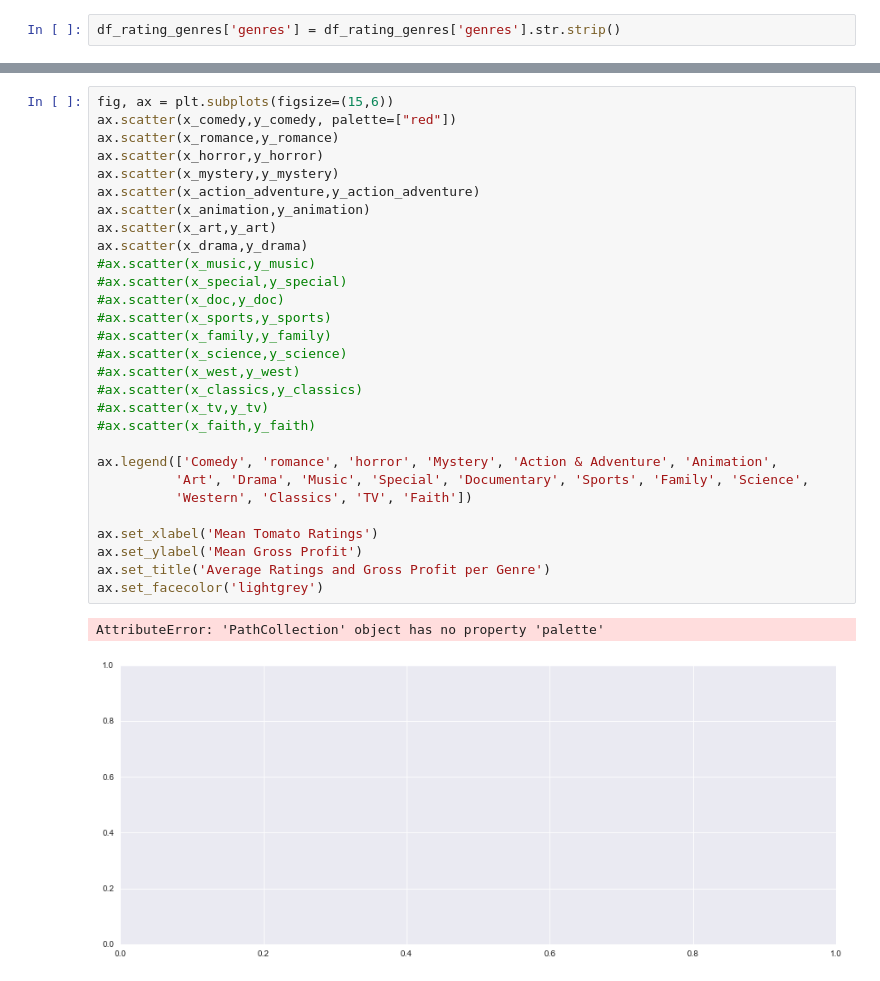
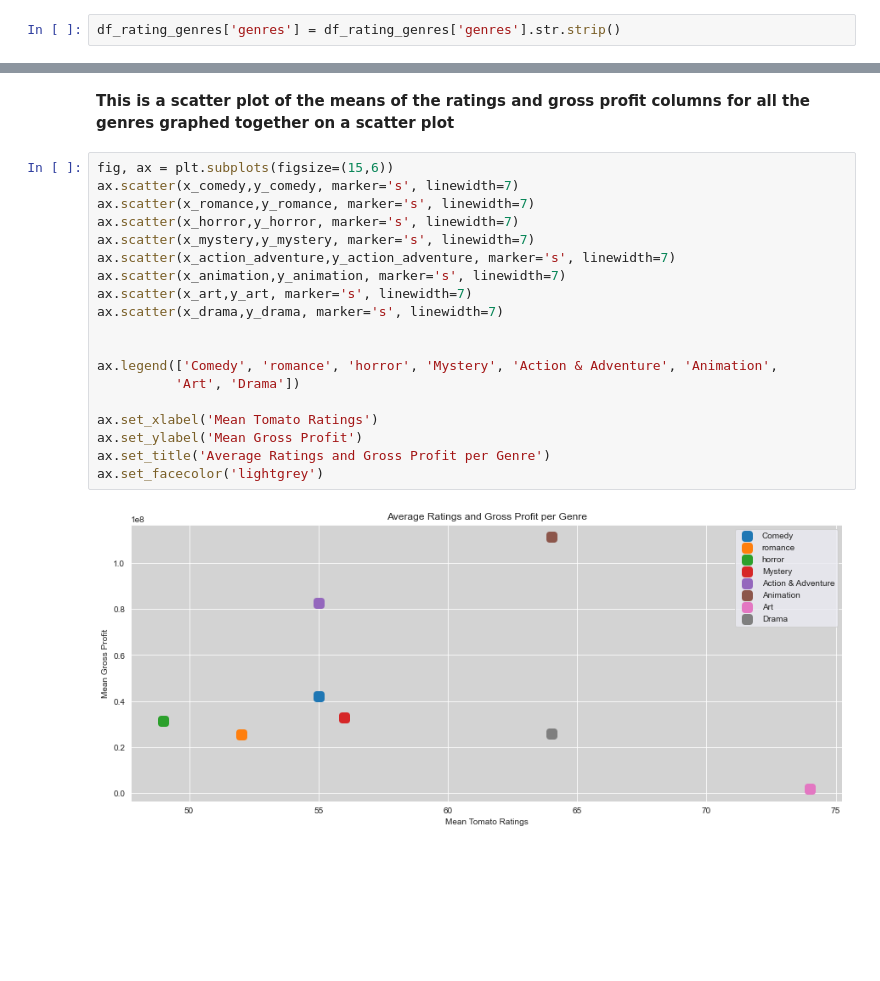
Before and after one commit to richesinrr0/microsoft_movie_analysis, a Jupyter notebook: Movie_analysis_genres_ross.ipynb, the cells around one changed output, grey strips where cells are left out. Drawn from its saved outputs; the diff is of its cells as text; blank space fills up the shorter version.

```diff
--- a/Movie_analysis_genres_ross.ipynb
+++ b/Movie_analysis_genres_ross.ipynb
@@ -271,32 +294,23 @@ x_faith = round(df_faith['tomatometer_rating'].mean())
+# %% [markdown]
+**This is a scatter plot of the means of the ratings and gross profit columns for all the genres graphed together on a scatter plot**
 # %%
 fig, ax = plt.subplots(figsize=(15,6))
-ax.scatter(x_comedy,y_comedy, palette=["red"])
-ax.scatter(x_romance,y_romance)
-ax.scatter(x_horror,y_horror)
-ax.scatter(x_mystery,y_mystery)
-ax.scatter(x_action_adventure,y_action_adventure)
-ax.scatter(x_animation,y_animation)
-ax.scatter(x_art,y_art)
-ax.scatter(x_drama,y_drama)
-#ax.scatter(x_music,y_music)
-#ax.scatter(x_special,y_special)
-#ax.scatter(x_doc,y_doc)
-#ax.scatter(x_sports,y_sports)
-#ax.scatter(x_family,y_family)
-#ax.scatter(x_science,y_science)
-#ax.scatter(x_west,y_west)
-#ax.scatter(x_classics,y_classics)
-#ax.scatter(x_tv,y_tv)
-#ax.scatter(x_faith,y_faith)
+ax.scatter(x_comedy,y_comedy, marker='s', linewidth=7)
+ax.scatter(x_romance,y_romance, marker='s', linewidth=7)
+ax.scatter(x_horror,y_horror, marker='s', linewidth=7)
+ax.scatter(x_mystery,y_mystery, marker='s', linewidth=7)
+ax.scatter(x_action_adventure,y_action_adventure, marker='s', linewidth=7)
+ax.scatter(x_animation,y_animation, marker='s', linewidth=7)
+ax.scatter(x_art,y_art, marker='s', linewidth=7)
+ax.scatter(x_drama,y_drama, marker='s', linewidth=7)
+
 
 ax.legend(['Comedy', 'romance', 'horror', 'Mystery', 'Action & Adventure', 'Animation',
-          'Art', 'Drama', 'Music', 'Special', 'Documentary', 'Sports', 'Family', 'Science',
-          'Western', 'Classics', 'TV', 'Faith'])
+          'Art', 'Drama'])
 
 ax.set_xlabel('Mean Tomato Ratings')
 ax.set_ylabel('Mean Gross Profit')
 ax.set_title('Average Ratings and Gross Profit per Genre')
 ax.set_facecolor('lightgrey')
 # %% [output]
-AttributeError: 'PathCollection' object has no property 'palette'
-[figure, old version]
+[figure, new version]
```
Also changed, not shown: parts of 35 cells of this notebook.
